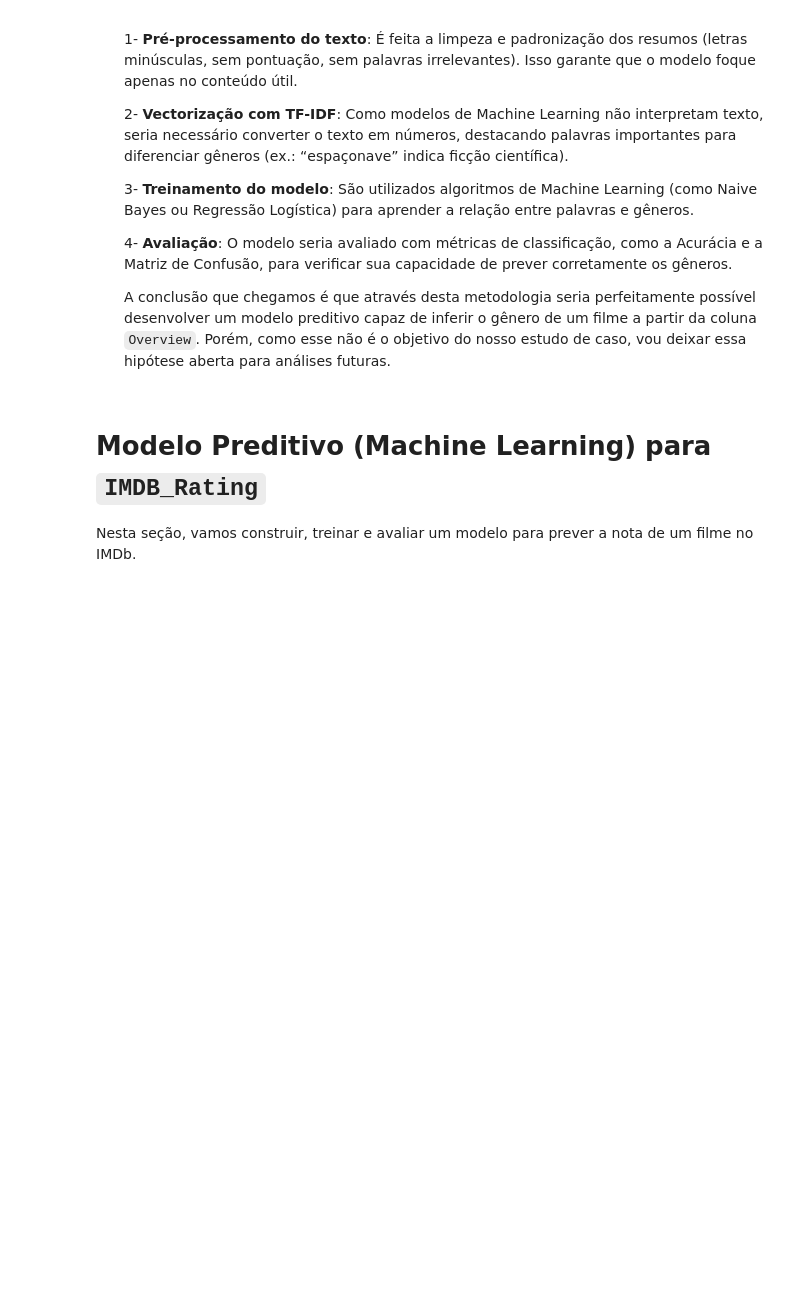
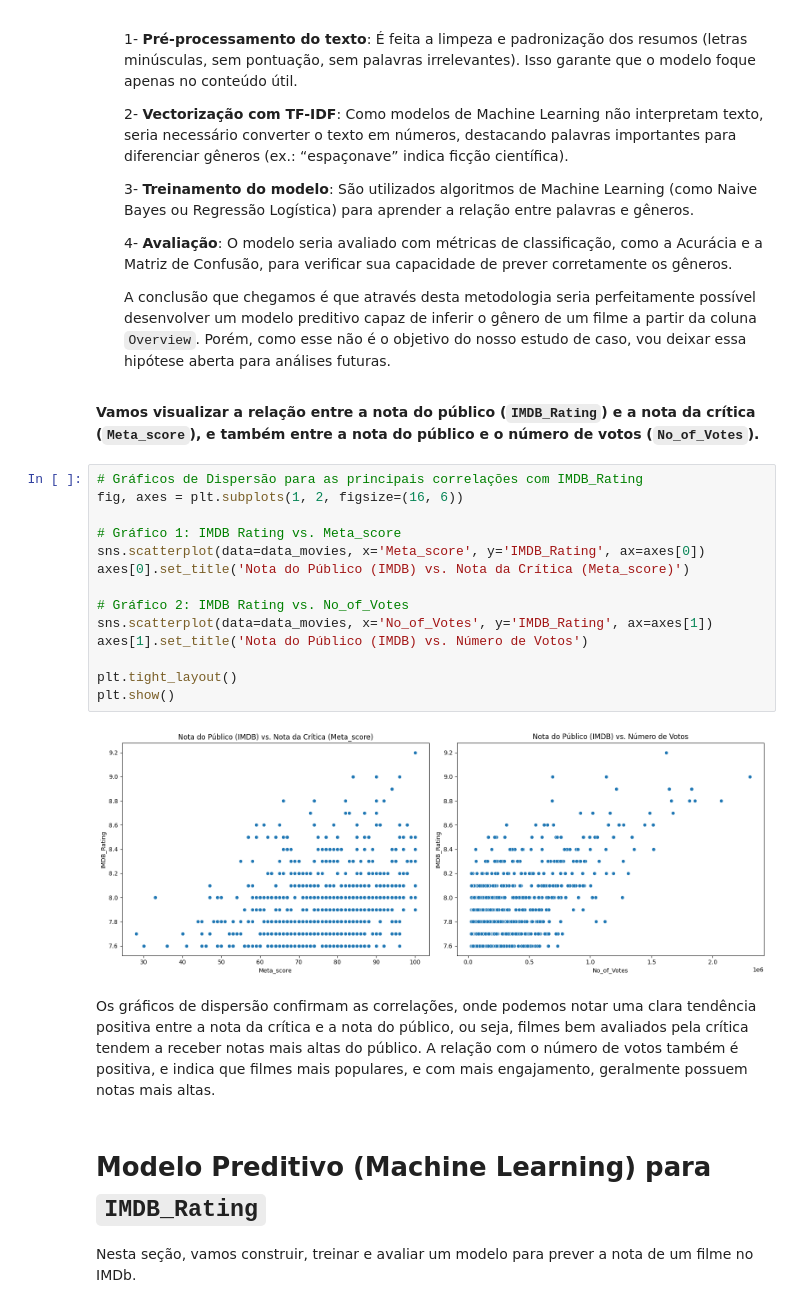
Before and after one commit to ThaisApdaCardoso/LH_CD_ThaisCardoso, a Jupyter notebook: LH_CD_ThaisCardoso.ipynb, the cells around one changed output. Drawn from its saved outputs; the diff is of its cells as text; blank space fills up the shorter version.

```diff
--- a/LH_CD_ThaisCardoso.ipynb
+++ b/LH_CD_ThaisCardoso.ipynb
@@ -237,6 +261,26 @@ A resposta para essas 2 perguntas precisam ser dividas em 2 partes:
     4- **Avaliação**: O modelo seria avaliado com métricas de classificação, como a Acurácia e a Matriz de Confusão, para verificar sua capacidade de prever corretamente os gêneros.
 
     A conclusão que chegamos é que através desta metodologia seria perfeitamente possível desenvolver um modelo preditivo capaz de inferir o gênero de um filme a partir da coluna `Overview`. Porém, como esse não é o objetivo do nosso estudo de caso, vou deixar essa hipótese aberta para análises futuras.
+# %% [markdown]
+**Vamos visualizar a relação entre a nota do público (`IMDB_Rating`) e a nota da crítica (`Meta_score`), e também entre a nota do público e o número de votos (`No_of_Votes`).**
+# %%
+# Gráficos de Dispersão para as principais correlações com IMDB_Rating
+fig, axes = plt.subplots(1, 2, figsize=(16, 6))
+
+# Gráfico 1: IMDB Rating vs. Meta_score
+sns.scatterplot(data=data_movies, x='Meta_score', y='IMDB_Rating', ax=axes[0])
+axes[0].set_title('Nota do Público (IMDB) vs. Nota da Crítica (Meta_score)')
+
+# Gráfico 2: IMDB Rating vs. No_of_Votes
+sns.scatterplot(data=data_movies, x='No_of_Votes', y='IMDB_Rating', ax=axes[1])
+axes[1].set_title('Nota do Público (IMDB) vs. Número de Votos')
+
+plt.tight_layout()
+plt.show()
+# %% [output]
+[figure, added]
+# %% [markdown]
+Os gráficos de dispersão confirmam as correlações, onde podemos notar uma clara tendência positiva entre a nota da crítica e a nota do público, ou seja, filmes bem avaliados pela crítica tendem a receber notas mais altas do público. A relação com o número de votos também é positiva, e indica que filmes mais populares, e com mais engajamento, geralmente possuem notas mais altas.
 # %% [markdown]
 # Modelo Preditivo (Machine Learning) para `IMDB_Rating`
 Nesta seção, vamos construir, treinar e avaliar um modelo para prever a nota de um filme no IMDb.
```
Also changed, not shown: parts of 17 cells of this notebook.
